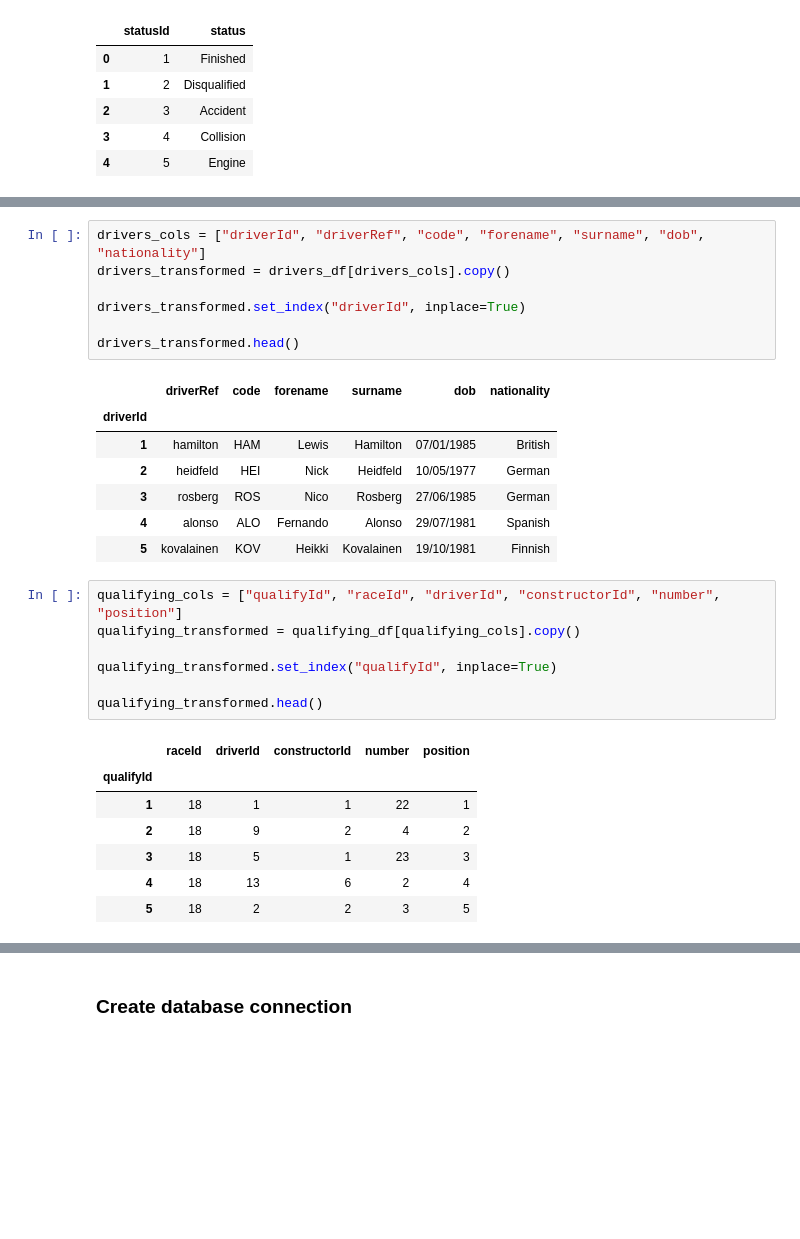
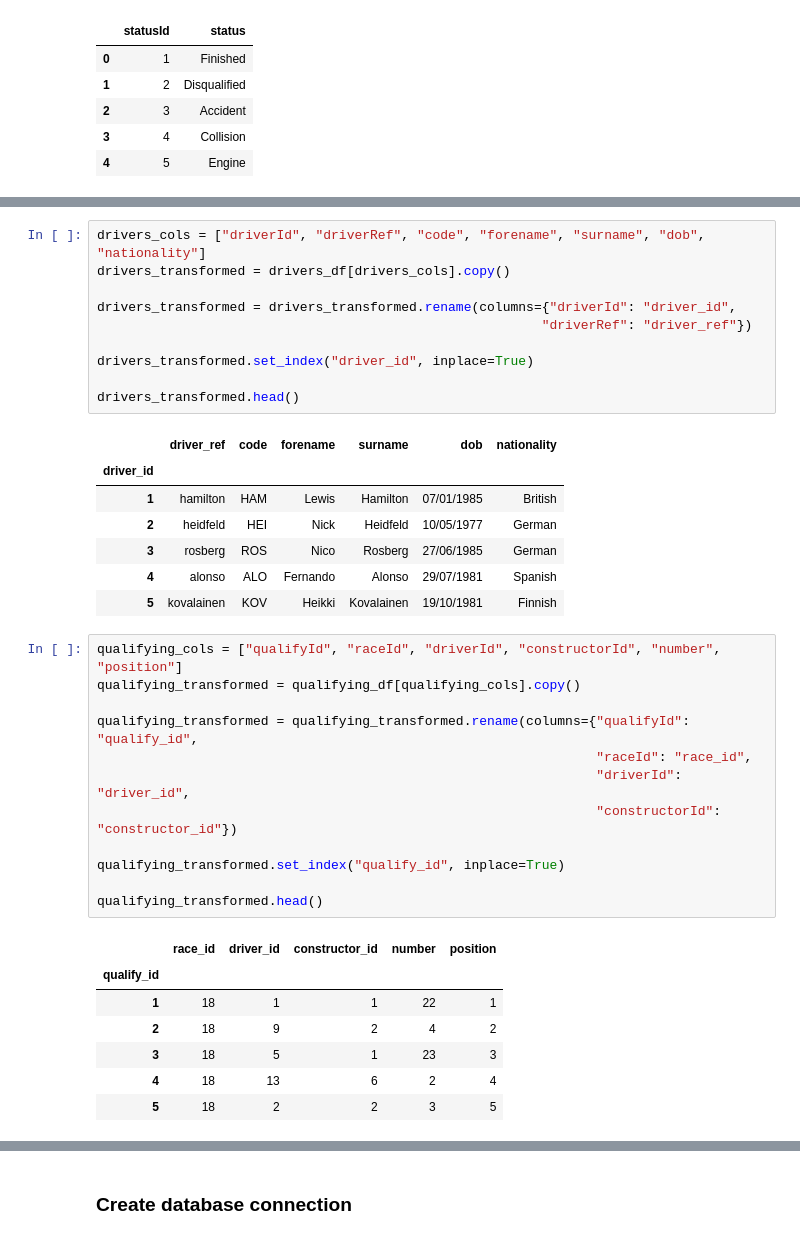
Before and after one commit to KalicoRacer/poll_position_project, a Jupyter notebook: poll_to_podium.ipynb, the cells around one changed output, grey strips where cells are left out. Saved outputs shown, nothing was run; the diff lists cells and outputs as text; blank space fills up the shorter version.

```diff
--- a/poll_to_podium.ipynb
+++ b/poll_to_podium.ipynb
@@ -119,12 +127,15 @@ constructors_transformed.head()
 drivers_cols = ["driverId", "driverRef", "code", "forename", "surname", "dob", "nationality"]
 drivers_transformed = drivers_df[drivers_cols].copy()
 
-drivers_transformed.set_index("driverId", inplace=True)
+drivers_transformed = drivers_transformed.rename(columns={"driverId": "driver_id",
+                                                         "driverRef": "driver_ref"})
+
+drivers_transformed.set_index("driver_id", inplace=True)
 
 drivers_transformed.head()
 # %% [output]
-|  | driverRef | code | forename | surname | dob | nationality |
-| driverId |  |  |  |  |  |  |
+|  | driver_ref | code | forename | surname | dob | nationality |
+| driver_id |  |  |  |  |  |  |
 | 1 | hamilton | HAM | Lewis | Hamilton | 07/01/1985 | British |
 | 2 | heidfeld | HEI | Nick | Heidfeld | 10/05/1977 | German |
 | 3 | rosberg | ROS | Nico | Rosberg | 27/06/1985 | German |
@@ -133,13 +144,18 @@ drivers_transformed.head()
 # %%
 qualifying_cols = ["qualifyId", "raceId", "driverId", "constructorId", "number", "position"]
 qualifying_transformed = qualifying_df[qualifying_cols].copy()
 
-qualifying_transformed.set_index("qualifyId", inplace=True)
+qualifying_transformed = qualifying_transformed.rename(columns={"qualifyId": "qualify_id",
+                                                                "raceId": "race_id",
+                                                                "driverId": "driver_id",
+                                                                "constructorId": "constructor_id"})
+
+qualifying_transformed.set_index("qualify_id", inplace=True)
 
 qualifying_transformed.head()
 # %% [output]
-|  | raceId | driverId | constructorId | number | position |
-| qualifyId |  |  |  |  |  |
+|  | race_id | driver_id | constructor_id | number | position |
+| qualify_id |  |  |  |  |  |
 | 1 | 18 | 1 | 1 | 22 | 1 |
 | 2 | 18 | 9 | 2 | 4 | 2 |
 | 3 | 18 | 5 | 1 | 23 | 3 |
```
Also changed, not shown: parts of 15 cells of this notebook.
